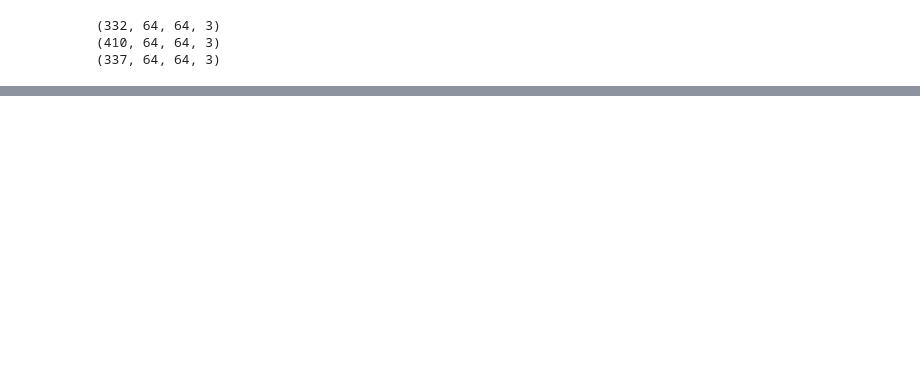
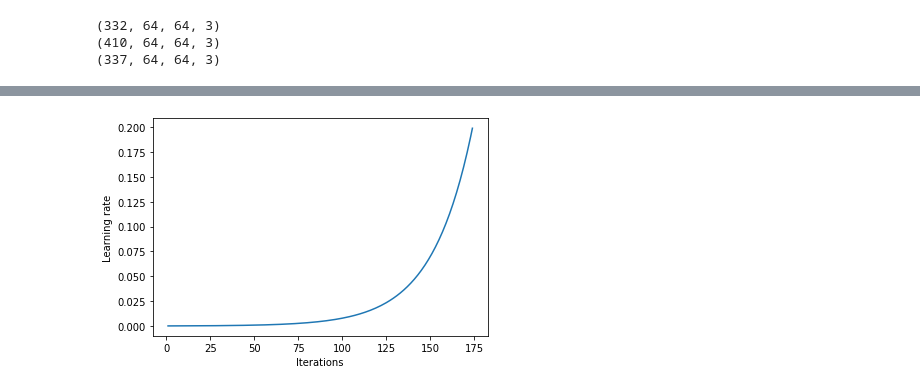
Before and after one commit to sambitdash/EVA-2-Group, a Jupyter notebook: Session-19/Assignment-19.ipynb, the cells around one changed output, grey strips where cells are left out. Saved outputs shown, nothing was run; the diff lists cells and outputs as text; code cells hidden in the pictures; blank space fills up the shorter version.

```diff
--- a/Session-19/Assignment-19.ipynb
+++ b/Session-19/Assignment-19.ipynb
@@ -236,7 +260,7 @@ def ResNet9(x):
 # %%
 from tensorflow.keras.models import Model
 from tensorflow.keras.optimizers import SGD
-from tensorflow.keras.losses import categorical_crossentropy
+from tensorflow.keras.losses import categorical_crossentropy, binary_crossentropy
 from tensorflow.keras.layers import Flatten
 from tensorflow.keras import backend as K
 
@@ -255,19 +279,22 @@ def reg_loss(model):
 
 def loss_with_regularization(model):
     def loss(y_true, y_pred):
-        return categorical_crossentropy(y_true, y_pred) + reg_loss(model)(y_true, y_pred)
+        return binary_crossentropy(y_true, y_pred, True) + reg_loss(model)(y_true, y_pred)
     return loss
+
+def bacc(y_true, y_pred):
+    y_pred = K.cast(y_pred > 0.5, dtype=y_true.dtype)
+    return K.mean(K.equal(y_true, y_pred), axis=-1)
 
 def model_init(optimizer=None):
     xin = Input(shape=(64, 64, 3), name="Input")
     x = ResNet9(xin)
-    x = Dense(ncls, use_bias=False)(x)
-    y = Activation('softmax')(x)
+    y = Dense(1, use_bias=False, activation='sigmoid')(x)
     model = Model(xin, y)
     model.l2_reg = K.variable(value=WT_DECAY, dtype='float32', name='reg_loss')
     if optimizer is None:
-        optimizer = SGD(lr=1e-3, momentum=MOMENTUM, nesterov=True)
-    model.compile(optimizer=optimizer, loss=loss_with_regularization(model), metrics=['acc', reg_loss(model)])
+        optimizer = SGD(lr=LEARNING_RATE, momentum=MOMENTUM, nesterov=True)
+    model.compile(optimizer='adam', loss=loss_with_regularization(model), metrics=[bacc, reg_loss(model)])
     return model
 
 model = model_init()
@@ -291,2 +318,80 @@ Trainable params: 3,077,440
 Non-trainable params: 3,712
 __________________________________________________________________________________________________
+# %%
+from tensorflow.keras.callbacks import Callback
+from tensorflow.keras import backend as K
+class LR_Finder(Callback):
+
+    def __init__(self, start_lr=1e-5, end_lr=10, step_size=None, beta=.98):
+        super().__init__()
+
+        self.start_lr = start_lr
+        self.end_lr = end_lr
+        self.step_size = step_size
+        self.beta = beta
+        self.lr_mult = (end_lr/start_lr)**(1/step_size)
+
+    def on_train_begin(self, logs=None):
+        self.best_loss = 1e9
+        self.avg_loss = 0
+        self.losses, self.smoothed_losses, self.lrs, self.iterations = [], [], [], []
+        self.iteration = 0
+        logs = logs or {}
+        K.set_value(self.model.optimizer.lr, self.start_lr)
+
+    def on_batch_end(self, epoch, logs=None):
+        logs = logs or {}
+        loss = logs.get('loss')
+        self.iteration += 1
+
+        self.avg_loss = self.beta * self.avg_loss + (1 - self.beta) * loss
+        smoothed_loss = self.avg_loss / (1 - self.beta**self.iteration)
+
+        # Check if the loss is not exploding
+        if self.iteration > 1 and smoothed_loss > self.best_loss * 1000:
+            self.model.stop_training = True
+            return
+
+        if smoothed_loss < self.best_loss or self.iteration==1:
+            self.best_loss = smoothed_loss
+
+        lr = self.start_lr * (self.lr_mult**self.iteration)
+
+        self.losses.append(loss)
+        self.smoothed_losses.append(smoothed_loss)
+        self.lrs.append(lr)
+        self.iterations.append(self.iteration)
+
+
+        K.set_value(self.model.optimizer.lr, lr)
+
+    def plot_lr(self):
+        plt.xlabel('Iterations')
+        plt.ylabel('Learning rate')
+        plt.plot(self.iterations, self.lrs)
+
+    def plot(self, n_skip=1):
+        plt.ylabel('Loss')
+        plt.xlabel('Learning rate (log scale)')
+        plt.plot(self.lrs[n_skip:-5], self.losses[n_skip:-5])
+        plt.xscale('log')
+
+    def plot_smoothed_loss(self, n_skip=10):
+        plt.ylabel('Smoothed Losses')
+        plt.xlabel('Learning rate (log scale)')
+        plt.plot(self.lrs[n_skip:-5], self.smoothed_losses[n_skip:-5])
+        plt.xscale('log')
+
+    def plot_loss(self):
+        plt.ylabel('Losses')
+        plt.xlabel('Iterations')
+        plt.plot(self.iterations[10:], self.losses[10:])
+
+model = model_init()
+lr_finder = LR_Finder(start_lr=1e-4, end_lr=1, step_size=np.ceil(trainX.shape[0]/(BATCH_SIZE/LRFNEPOCH)))
+model.fit_generator(datagen.flow(trainX, trainY, batch_size = BATCH_SIZE),
+                    epochs=LRFNEPOCH,
+                    validation_data = (testX, testY), verbose=1,
+                    callbacks=[lr_finder])
+lr_finder.plot_lr()
+# %% [output]
@@ -292,0 +408 @@ ________________________________________________________________________________
+[figure, added]
```
Also changed, not shown: parts of 11 cells of this notebook.
